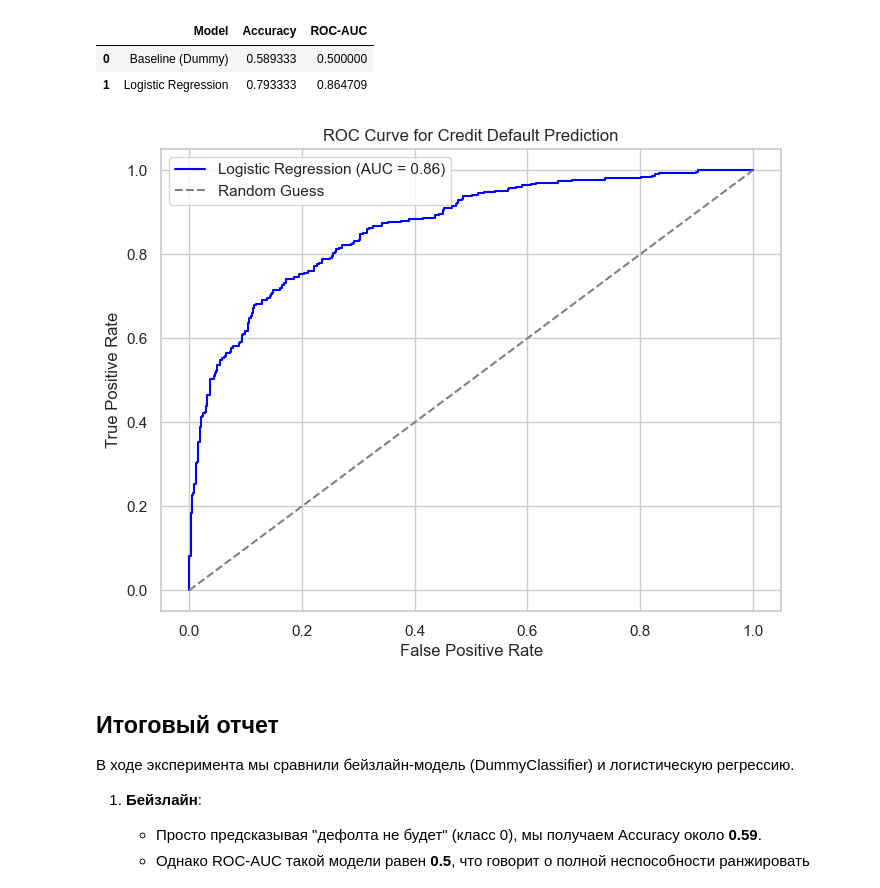
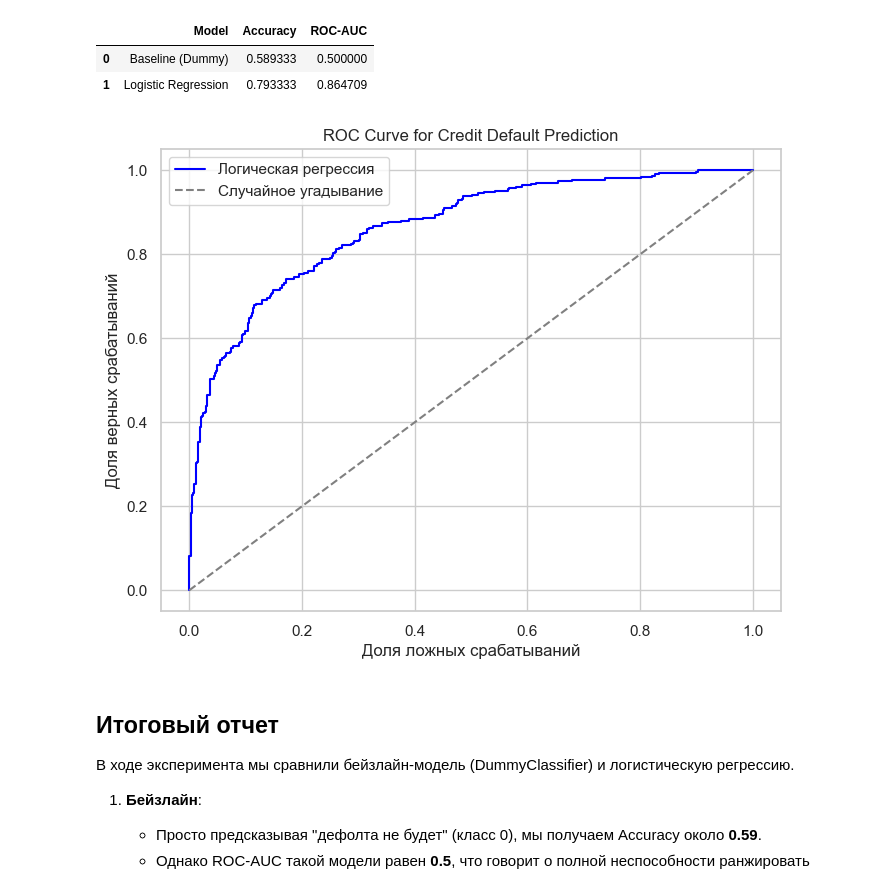
Before and after one commit to Forman75/AIE-1, a Jupyter notebook: homeworks/HW05/HW05.ipynb, the cells around one changed output. Cells and saved outputs as stored; diff of their text form; code cells hidden in the pictures.

```diff
--- a/homeworks/HW05/HW05.ipynb
+++ b/homeworks/HW05/HW05.ipynb
@@ -168,22 +168,22 @@ Logistic Regression ROC-AUC:  0.8647
 # %%
 # Вычисляем координаты ROC-кривой
 fpr, tpr, thresholds = roc_curve(y_test, y_prob_logreg)
 
 plt.figure(figsize=(8, 6))
 plt.plot(fpr, tpr, label=f'Logistic Regression (AUC = {roc_logreg:.2f})', color='blue')
 plt.plot([0, 1], [0, 1], linestyle='--', color='gray', label='Random Guess')
 
 plt.title('ROC Curve for Credit Default Prediction')
-plt.xlabel('False Positive Rate')
-plt.ylabel('True Positive Rate')
-plt.legend()
+plt.xlabel('Доля ложных срабатываний')
+plt.ylabel('Доля верных срабатываний')
+plt.legend(['Логическая регрессия', 'Случайное угадывание'])
 plt.grid(True)
 
 # Сохранение графика в папку figures (убедитесь, что папка создана)
 plt.savefig('figures/roc_curve.png')
 plt.show()
 # %% [output]
-[figure, old version]
+[figure, new version]
 # %% [markdown]
 ## Итоговый отчет
 
```
Also changed, not shown: 1 other file.
